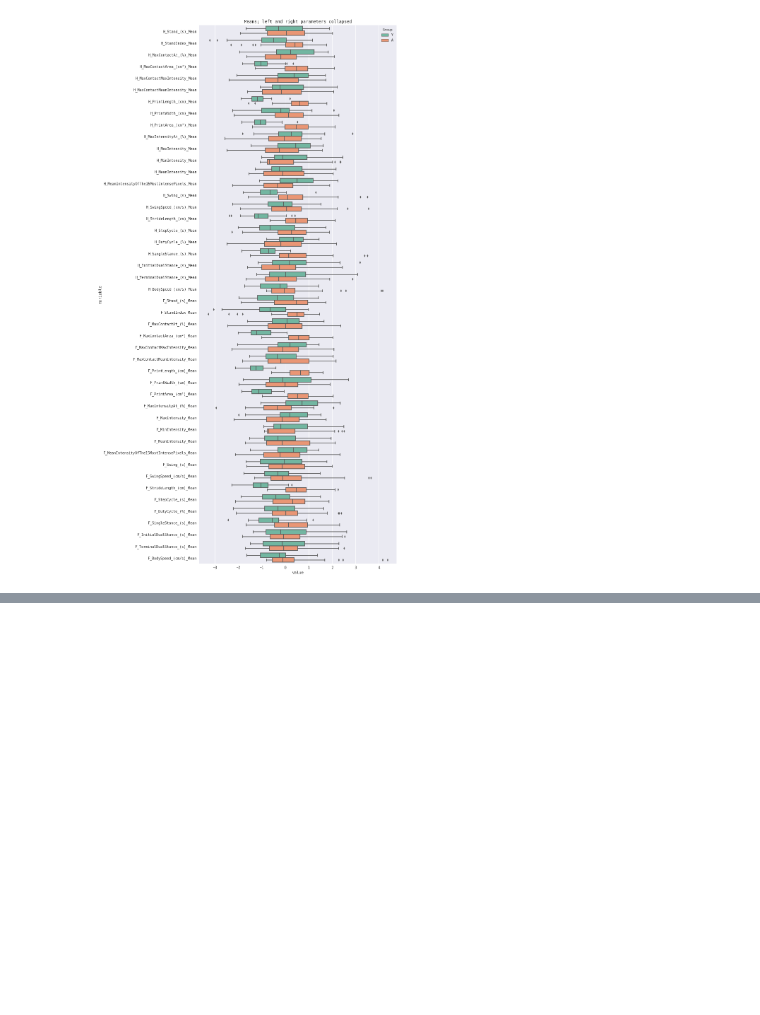
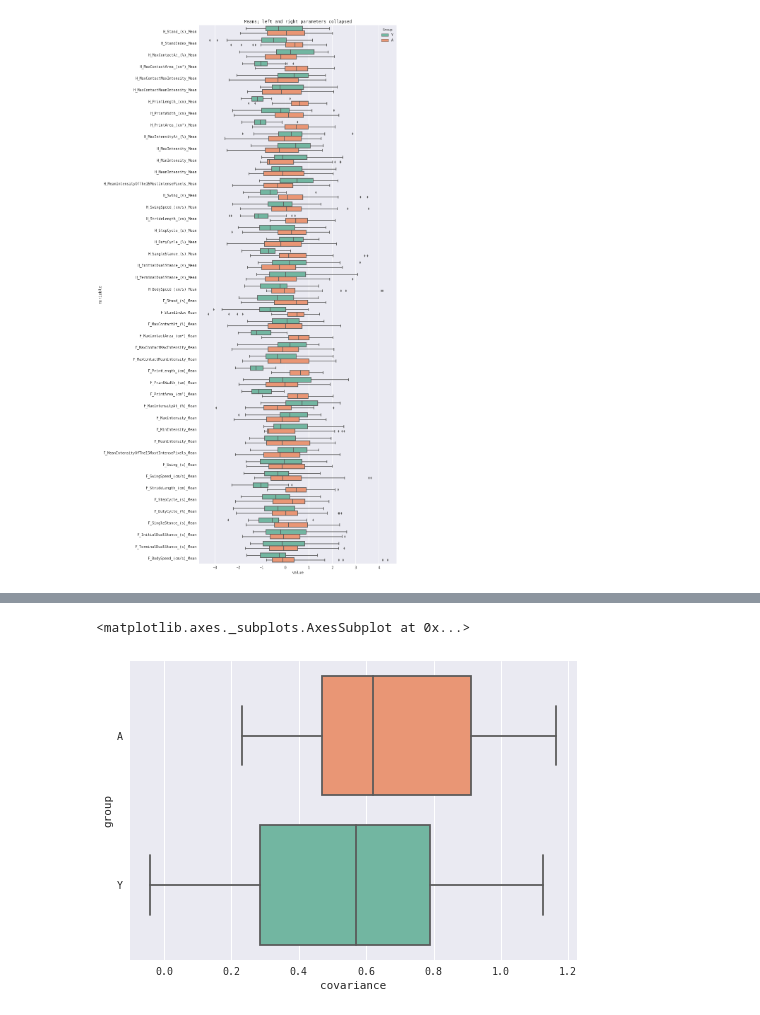
Before and after one commit to aperz/vacou, a Jupyter notebook: age-gait-data-v6-normalized.ipynb, the cells around one changed output, grey strips where cells are left out. Cells and saved outputs as stored; diff of their text form; code cells hidden in the pictures; blank space fills up the shorter version.

```diff
--- a/age-gait-data-v6-normalized.ipynb
+++ b/age-gait-data-v6-normalized.ipynb
@@ -506,0 +302,6 @@ plt.title('Means; left and right parameters collapsed');
+# %%
+covs_ = covs.reset_index()#.rename(columns={0:'corr'})
+sns.boxplot(data=covs_, x='covariance', y='group', palette = color_map)#, hue='Group_All')
+# %% [output]
+<matplotlib.axes._subplots.AxesSubplot at 0x...>
+[figure, added]
```
Also changed, not shown: parts of 129 cells of this notebook, 4 other files.
